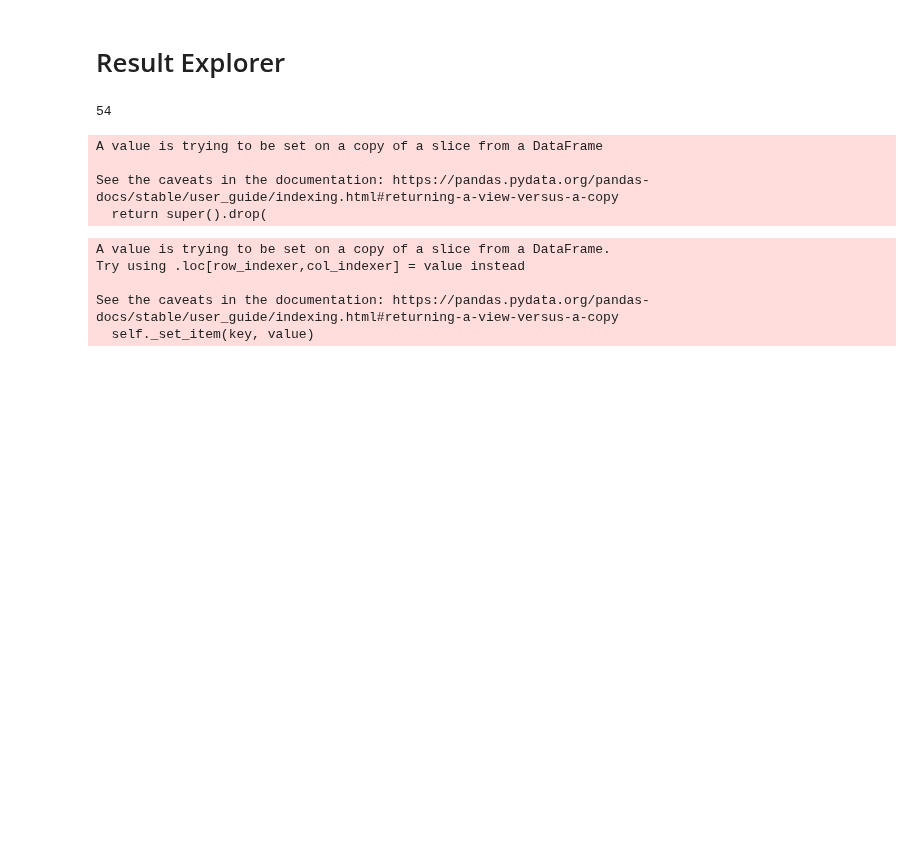
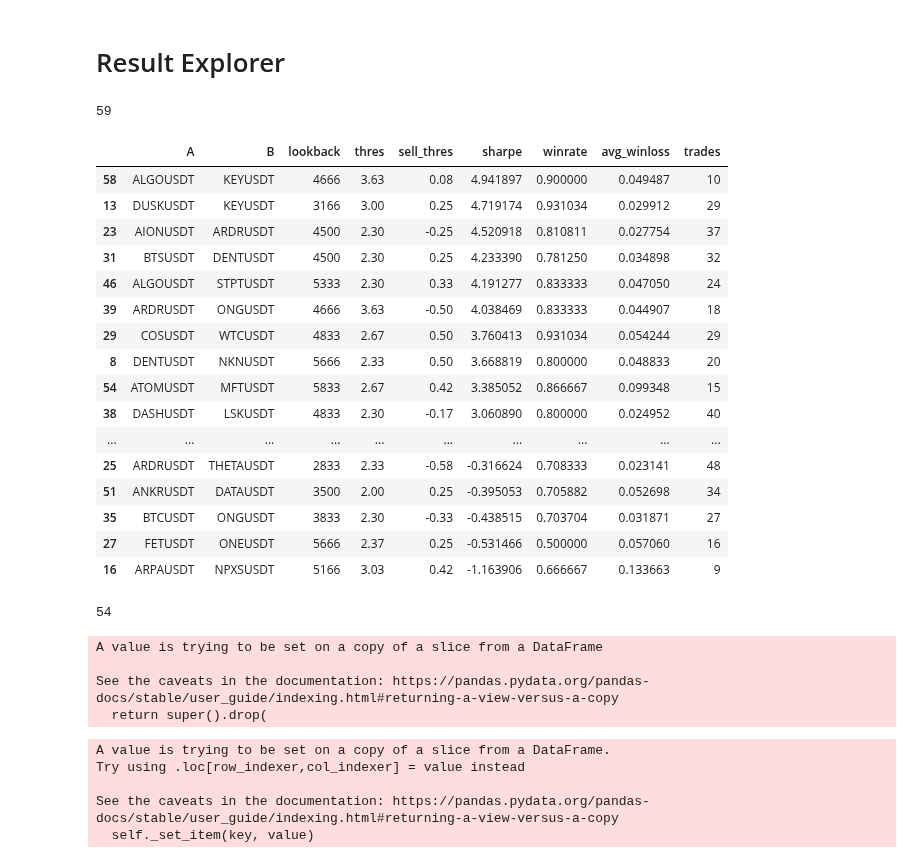
Before and after one commit to sunnymnie/crypto-printer, a Jupyter notebook: research/result-explorer.ipynb, the cells around one changed output. Cells and saved outputs as stored; diff of their text form; code cells hidden in the pictures; blank space fills up the shorter version.

```diff
--- a/research/result-explorer.ipynb
+++ b/research/result-explorer.ipynb
@@ -6,7 +6,32 @@ import numpy as np
 import matplotlib.pyplot as plt
 import time
 # %%
-df = pd.read_csv("../data/pairs/pairs.csv")
+df = pd.read_csv("../data/generated/pair-results-40-100.csv")
+# df = pd.read_csv("../data/generated/pair-results.csv")
+# %%
+len(df)
+# %% [output]
+59
+# %%
+df.sort_values("sharpe", ascending=False)
+# %% [output]
+|  | A | B | lookback | thres | sell_thres | sharpe | winrate | avg_winloss | trades |
+| 58 | ALGOUSDT | KEYUSDT | 4666 | 3.63 | 0.08 | 4.941897 | 0.900000 | 0.049487 | 10 |
+| 13 | DUSKUSDT | KEYUSDT | 3166 | 3.00 | 0.25 | 4.719174 | 0.931034 | 0.029912 | 29 |
+| 23 | AIONUSDT | ARDRUSDT | 4500 | 2.30 | -0.25 | 4.520918 | 0.810811 | 0.027754 | 37 |
+| 31 | BTSUSDT | DENTUSDT | 4500 | 2.30 | 0.25 | 4.233390 | 0.781250 | 0.034898 | 32 |
+| 46 | ALGOUSDT | STPTUSDT | 5333 | 2.30 | 0.33 | 4.191277 | 0.833333 | 0.047050 | 24 |
+| 39 | ARDRUSDT | ONGUSDT | 4666 | 3.63 | -0.50 | 4.038469 | 0.833333 | 0.044907 | 18 |
+| 29 | COSUSDT | WTCUSDT | 4833 | 2.67 | 0.50 | 3.760413 | 0.931034 | 0.054244 | 29 |
+| 8 | DENTUSDT | NKNUSDT | 5666 | 2.33 | 0.50 | 3.668819 | 0.800000 | 0.048833 | 20 |
+| 54 | ATOMUSDT | MFTUSDT | 5833 | 2.67 | 0.42 | 3.385052 | 0.866667 | 0.099348 | 15 |
+| 38 | DASHUSDT | LSKUSDT | 4833 | 2.30 | -0.17 | 3.060890 | 0.800000 | 0.024952 | 40 |
+| ... | ... | ... | ... | ... | ... | ... | ... | ... | ... |
+| 25 | ARDRUSDT | THETAUSDT | 2833 | 2.33 | -0.58 | -0.316624 | 0.708333 | 0.023141 | 48 |
+| 51 | ANKRUSDT | DATAUSDT | 3500 | 2.00 | 0.25 | -0.395053 | 0.705882 | 0.052698 | 34 |
+| 35 | BTCUSDT | ONGUSDT | 3833 | 2.30 | -0.33 | -0.438515 | 0.703704 | 0.031871 | 27 |
+| 27 | FETUSDT | ONEUSDT | 5666 | 2.37 | 0.25 | -0.531466 | 0.500000 | 0.057060 | 16 |
+| 16 | ARPAUSDT | NPXSUSDT | 5166 | 3.03 | 0.42 | -1.163906 | 0.666667 | 0.133663 | 9 |
 # %%
 df = df[df.max_sharpe > 3]
 df = df.drop_duplicates(["A", "B"])
```
Also changed, not shown: 8 other files.
